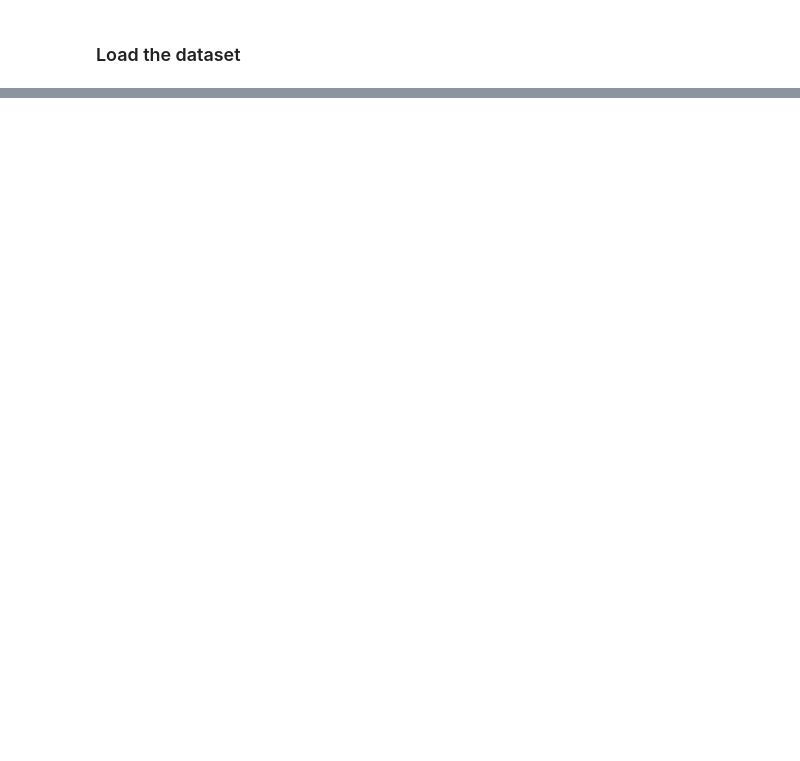
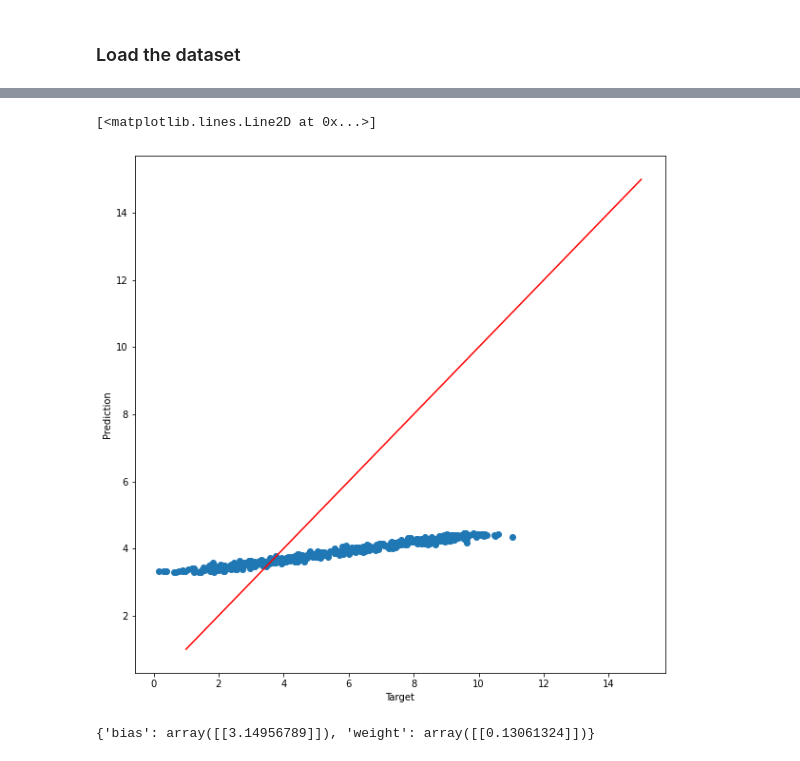
Before and after one commit to WeizmannML/course2020, a Jupyter notebook: Tutorial1/Linear_Regression_Example.ipynb, the cells around one changed output, grey strips where cells are left out. Cells and saved outputs as stored; diff of their text form; code cells hidden in the pictures; blank space fills up the shorter version.

```diff
--- a/Tutorial1/Linear_Regression_Example.ipynb
+++ b/Tutorial1/Linear_Regression_Example.ipynb
@@ -108,0 +47,2 @@ regressor = LinearRegression(X, y)
+# %%
+tolerance = 1e-5
@@ -109 +95,3 @@ regressor = LinearRegression(X, y)
+# %%
+learn = LinearRegression(X_train, y_train, n_iter=1000)
 # %%
@@ -122,0 +99,2 @@ regressor.get_params().shape
+# %%
+y_pred = learn.predict( X_test)
@@ -122,0 +105,13 @@ regressor.get_params().shape
+# %%
+plt.scatter( y_test.flatten(), y_pred.flatten()  )
+plt.xlabel('Target')
+plt.ylabel('Prediction')
+
+plt.plot( np.linspace(1,15, 1000), np.linspace(1,15, 1000), color='r', linewidth=1.5 )
+# %% [output]
+[<matplotlib.lines.Line2D at 0x...>]
+[figure, added]
+# %%
+learn.params()
+# %% [output]
+{'bias': array([[3.14956789]]), 'weight': array([[0.13061324]])}
```
Also changed, not shown: parts of 27 cells of this notebook.
